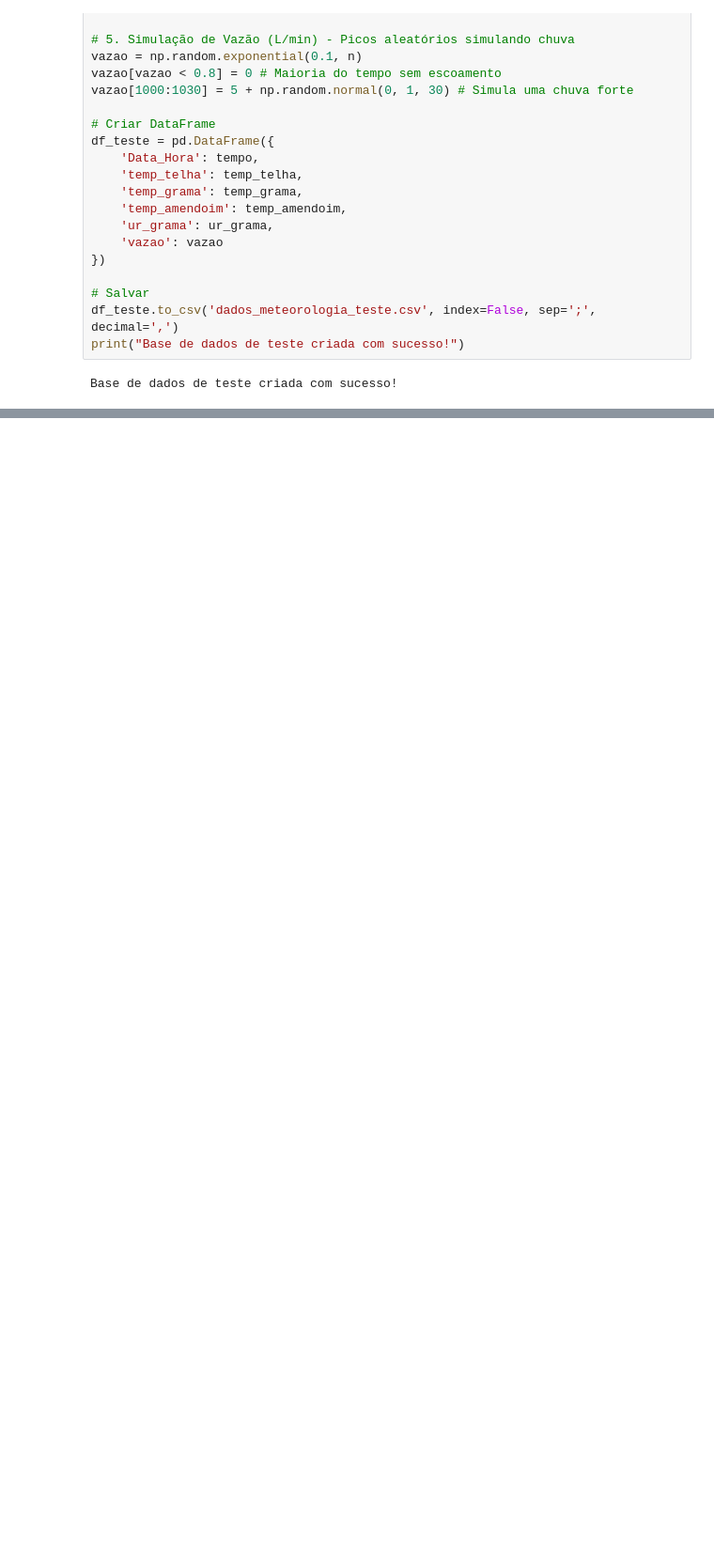
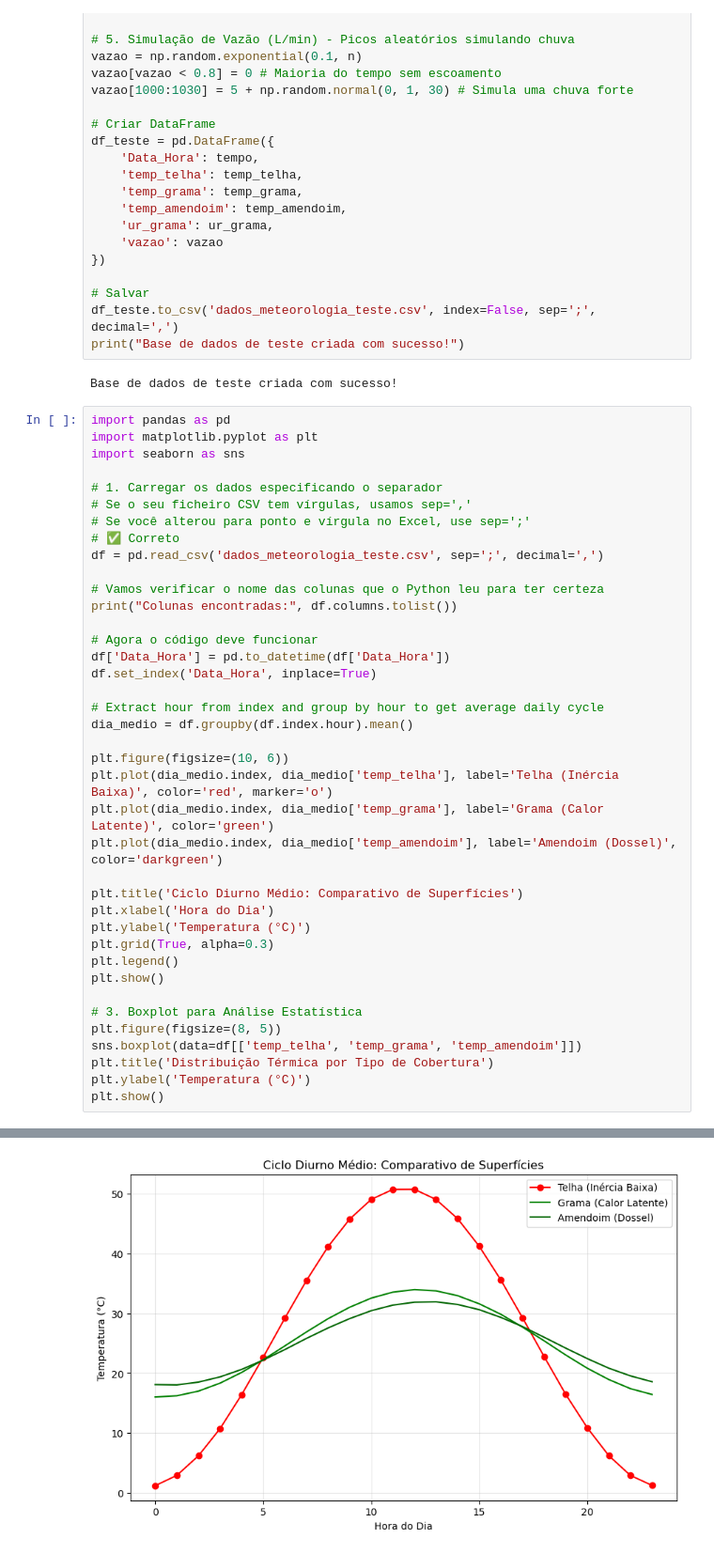
Before and after one commit to alexandreCruz25/Analise-do-MicroClima-de-Manaus, a Jupyter notebook: Base de dados.ipynb, the cells around one changed output, grey strips where cells are left out. Shown at 94% size. Drawn from its saved outputs; the diff is of its cells as text; blank space fills up the shorter version.

```diff
--- a/Base de dados.ipynb
+++ b/Base de dados.ipynb
@@ -44,3 +44,43 @@ df_teste.to_csv('dados_meteorologia_teste.csv', index=False, sep=';', decimal=',
 print("Base de dados de teste criada com sucesso!")
 # %% [output]
 Base de dados de teste criada com sucesso!
+# %%
+import pandas as pd
+import matplotlib.pyplot as plt
+import seaborn as sns
+
+# 1. Carregar os dados especificando o separador
+# Se o seu ficheiro CSV tem vírgulas, usamos sep=','
+# Se você alterou para ponto e vírgula no Excel, use sep=';'
+# ✅ Correto
+df = pd.read_csv('dados_meteorologia_teste.csv', sep=';', decimal=',')
+
+# Vamos verificar o nome das colunas que o Python leu para ter certeza
+print("Colunas encontradas:", df.columns.tolist())
+
+# Agora o código deve funcionar
+df['Data_Hora'] = pd.to_datetime(df['Data_Hora'])
+df.set_index('Data_Hora', inplace=True)
+
+# Extract hour from index and group by hour to get average daily cycle
+dia_medio = df.groupby(df.index.hour).mean()
+
+plt.figure(figsize=(10, 6))
+plt.plot(dia_medio.index, dia_medio['temp_telha'], label='Telha (Inércia Baixa)', color='red', marker='o')
+plt.plot(dia_medio.index, dia_medio['temp_grama'], label='Grama (Calor Latente)', color='green')
+plt.plot(dia_medio.index, dia_medio['temp_amendoim'], label='Amendoim (Dossel)', color='darkgreen')
+
+plt.title('Ciclo Diurno Médio: Comparativo de Superfícies')
+plt.xlabel('Hora do Dia')
+plt.ylabel('Temperatura (°C)')
+plt.grid(True, alpha=0.3)
+plt.legend()
+plt.show()
+
+# 3. Boxplot para Análise Estatística
+plt.figure(figsize=(8, 5))
+sns.boxplot(data=df[['temp_telha', 'temp_grama', 'temp_amendoim']])
+plt.title('Distribuição Térmica por Tipo de Cobertura')
+plt.ylabel('Temperatura (°C)')
+plt.show()
+# %% [output]
@@ -46,0 +88 @@ Base de dados de teste criada com sucesso!
+[figure, added]
```
Also changed, not shown: parts of 3 cells of this notebook.
